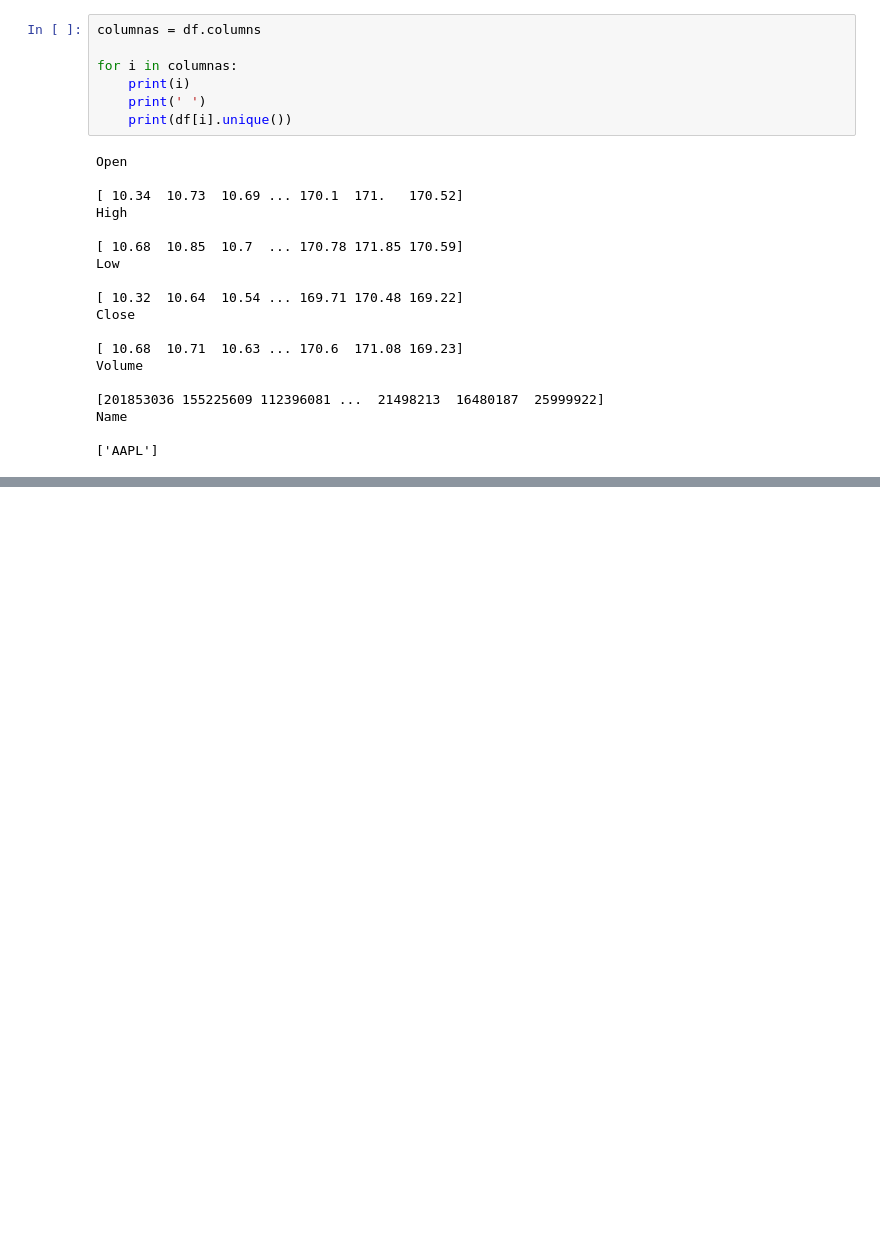
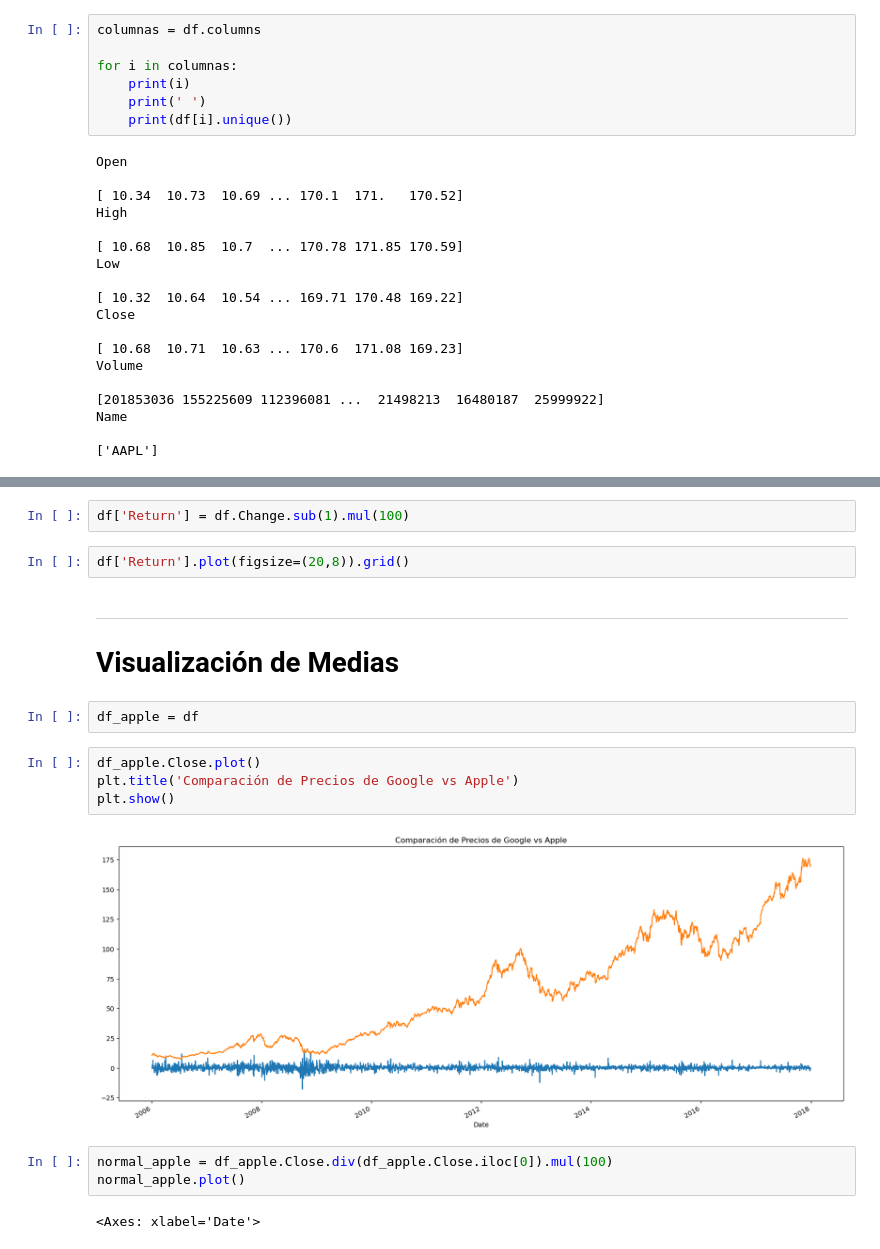
Before and after one commit to grrddn/Modulo_46_Tarea_Series_de_Tiempo, a Jupyter notebook: 01_Tarea_46_Series_de_Tiempo.ipynb, the cells around one changed output, grey strips where cells are left out. Saved outputs shown, nothing was run; the diff lists cells and outputs as text; blank space fills up the shorter version.

```diff
--- a/01_Tarea_46_Series_de_Tiempo.ipynb
+++ b/01_Tarea_46_Series_de_Tiempo.ipynb
@@ -143,0 +196,21 @@ Name
+# %%
+df['Return'] = df.Change.sub(1).mul(100)
+# %%
+df['Return'].plot(figsize=(20,8)).grid()
+# %% [markdown]
+___
+
+# **Visualización de Medias**
+# %%
+df_apple = df
+# %%
+df_apple.Close.plot()
+plt.title('Comparación de Precios de Google vs Apple')
+plt.show()
+# %% [output]
+[figure, added]
+# %%
+normal_apple = df_apple.Close.div(df_apple.Close.iloc[0]).mul(100)
+normal_apple.plot()
+# %% [output]
+<Axes: xlabel='Date'>
```
Also changed, not shown: parts of 38 cells of this notebook.
